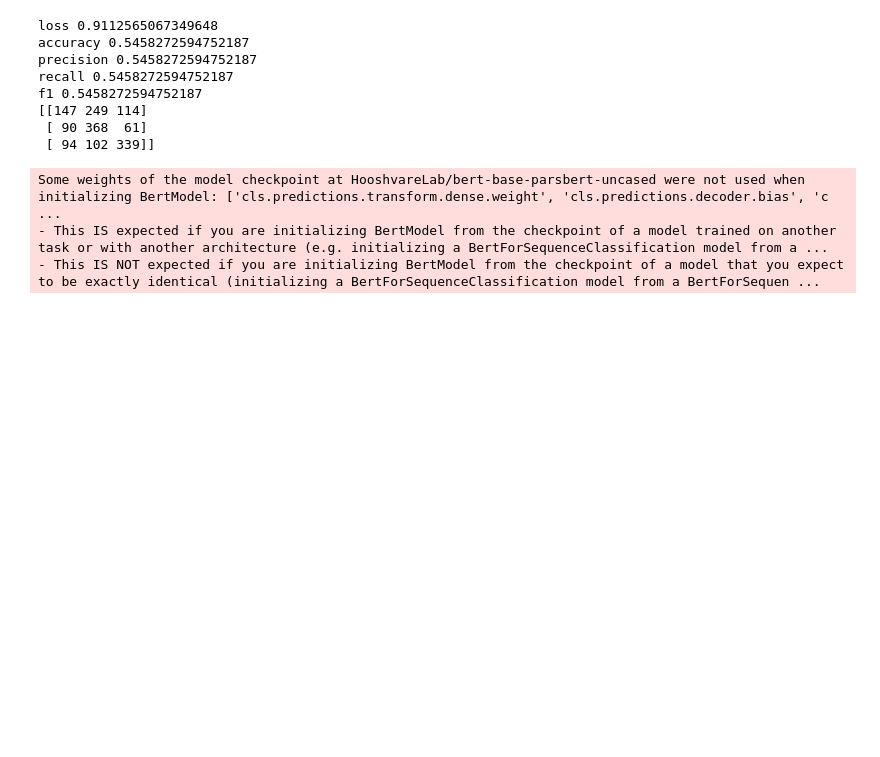
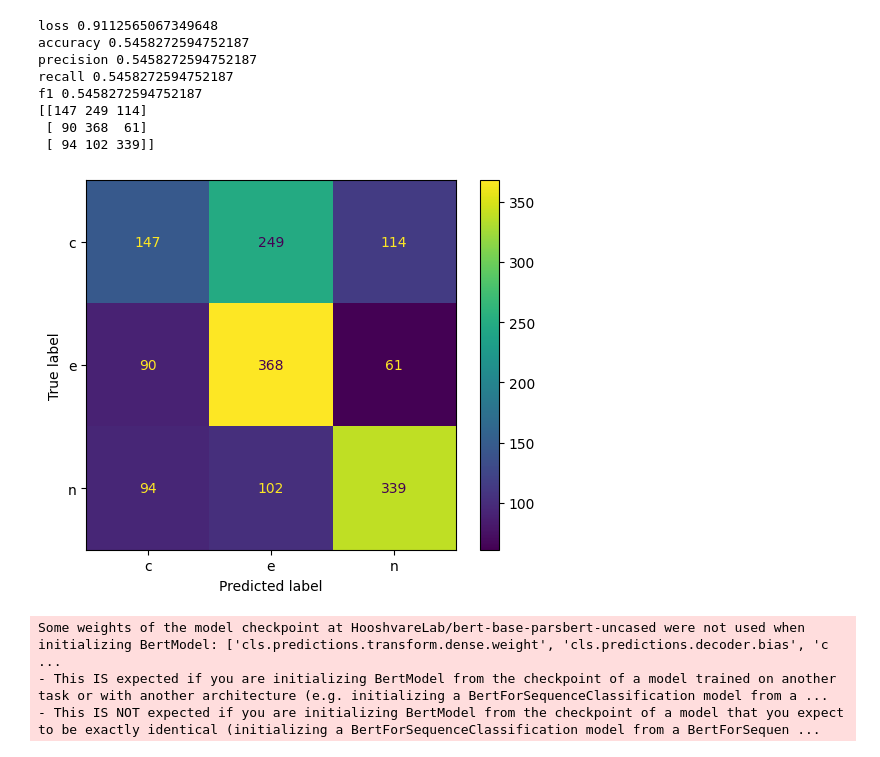
Before and after one commit to 1-1is0/farstail-nli-taks, a Jupyter notebook: q01-models-01.ipynb, the cells around one changed output. Saved outputs shown, nothing was run; the diff lists cells and outputs as text; code cells hidden in the pictures; blank space fills up the shorter version.

```diff
--- a/q01-models-01.ipynb
+++ b/q01-models-01.ipynb
@@ -499,6 +486,10 @@ f1 0.5458272594752187
 [[147 249 114]
  [ 90 368  61]
  [ 94 102 339]]
+# %%
+plot_cm(cm, label_encoder.classes_)
+# %% [output]
+[figure, added]
 # %%
 model = BertNLIModel(label_num=3, encoder_layer=8)
 model = model.to(device)
```
Also changed, not shown: parts of 12 cells of this notebook, 4 other files.
